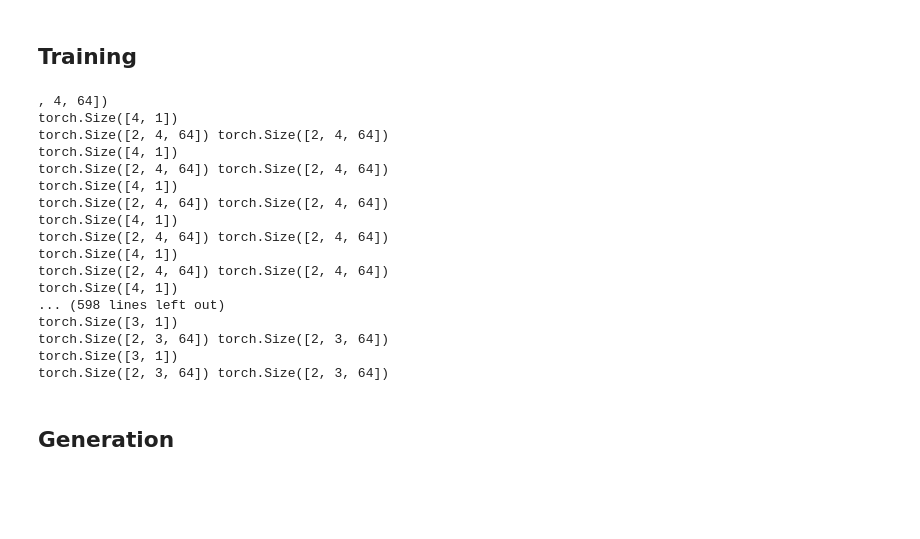
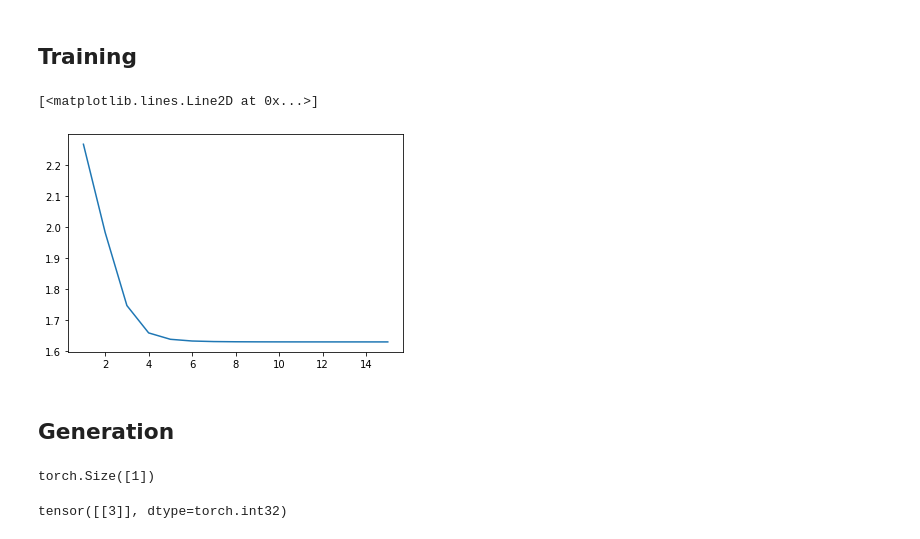
Before and after one commit to leppekja/congress-bill-auto-summaries, a Jupyter notebook: auto2.ipynb, the cells around one changed output. Cells and saved outputs as stored; diff of their text form; code cells hidden in the pictures; blank space fills up the shorter version.

```diff
--- a/auto2.ipynb
+++ b/auto2.ipynb
@@ -481,12 +450,12 @@ seq2seq = Seq2Seq(encoder, decoder)
 # %% [markdown]
 ## Training
 # %%
-adams = optim.Adam(decoder.parameters(), lr=.001)
-loss = nn.CrossEntropyLoss(ignore_index=PAD_TOKEN)
+OPTIMIZER = optim.Adam(decoder.parameters(), lr=.06)
+OPTIMIZER2 = optim.Adam(encoder.parameters(), lr=.01)
+LOSS_FN = nn.CrossEntropyLoss(ignore_index=PAD_TOKEN)
 # %%
-def train_an_epoch(model, dataloader, optimizer, loss_function):
+def train_an_epoch(model, dataloader, optimizer, optimizer2, loss_function, log_interval):
     model.train()
-    log_interval = 50
 
     for idx, (label, text) in enumerate(dataloader):
         model.zero_grad()
@@ -495,10 +464,12 @@ def train_an_epoch(model, dataloader, optimizer, loss_function):
 
         output = output.view(-1, output_dim)
         target = label.view(-1)
-        loss = loss_function(output[1:-1,:], target[1:-1])
+
+        loss = loss_function(output, target)
         loss.backward()
 
         optimizer.step()
+        optimizer2.step()
 
 
         if idx % log_interval == 0 and idx > 0:
@@ -509,39 +480,37 @@ def get_score(model, dataloader, loss_function):
   total_loss = 0
   with torch.no_grad():
     for i, (label, text) in enumerate(dataloader):
-      label = label.to(DEVICE)
-      text = text.to(DEVICE)
-      output = model(label, text)
+      preds, output = model(label, text)
       output_dim = output.shape[-1]
       output = output.view(-1, output_dim)
       target = label.view(-1)
 
-      loss = loss_function(output[1:, :], target[1:])
+      loss = loss_function(output, target)
       total_loss += loss.item()
 
     return total_loss / len(dataloader)
-# %%
-EPOCHS = 1
-for epoch in range(1, EPOCHS + 1):
-  train_an_epoch(seq2seq, DATALOADERS_DICT['train_data'], adams, loss)
-# %% [output]
-, 4, 64])
-torch.Size([4, 1])
-torch.Size([2, 4, 64]) torch.Size([2, 4, 64])
-torch.Size([4, 1])
-torch.Size([2, 4, 64]) torch.Size([2, 4, 64])
-torch.Size([4, 1])
-torch.Size([2, 4, 64]) torch.Size([2, 4, 64])
-torch.Size([4, 1])
-torch.Size([2, 4, 64]) torch.Size([2, 4, 64])
-torch.Size([4, 1])
-torch.Size([2, 4, 64]) torch.Size([2, 4, 64])
-torch.Size([4, 1])
-... (598 lines left out)
-torch.Size([3, 1])
-torch.Size([2, 3, 64]) torch.Size([2, 3, 64])
-torch.Size([3, 1])
-torch.Size([2, 3, 64]) torch.Size([2, 3, 64])
+# %%
+EPOCHS = 15
+scores = []
+for epoch in range(1, EPOCHS + 1):
+  train_an_epoch(seq2seq, DATALOADERS_DICT['train_data'], OPTIMIZER, OPTIMIZER2, LOSS_FN, LOG_INTERVAL)
+  if SINGLE_RECORD:
+    validation_score = get_score(seq2seq, DATALOADERS_DICT['train_data'], LOSS_FN)
+  else:
+    validation_score = get_score(seq2seq, DATALOADERS_DICT['validate_data'], LOSS_FN)
+  scores.append(validation_score)
+
+plt.plot(range(1, EPOCHS+1), scores)
+# %% [output]
+[<matplotlib.lines.Line2D at 0x...>]
+[figure, added]
 # %% [markdown]
 ## Generation
+# %%
+start_token = torch.LongTensor([VOCAB.stoi['<sos>']])
+print(start_token.size())
+torch.cat((start_token, torch.zeros(BATCH_SIZE - 1))).int().unsqueeze(1)
+# %% [output]
+torch.Size([1])
+tensor([[3]], dtype=torch.int32)
 # %%
```
Also changed, not shown: parts of 10 cells of this notebook.
